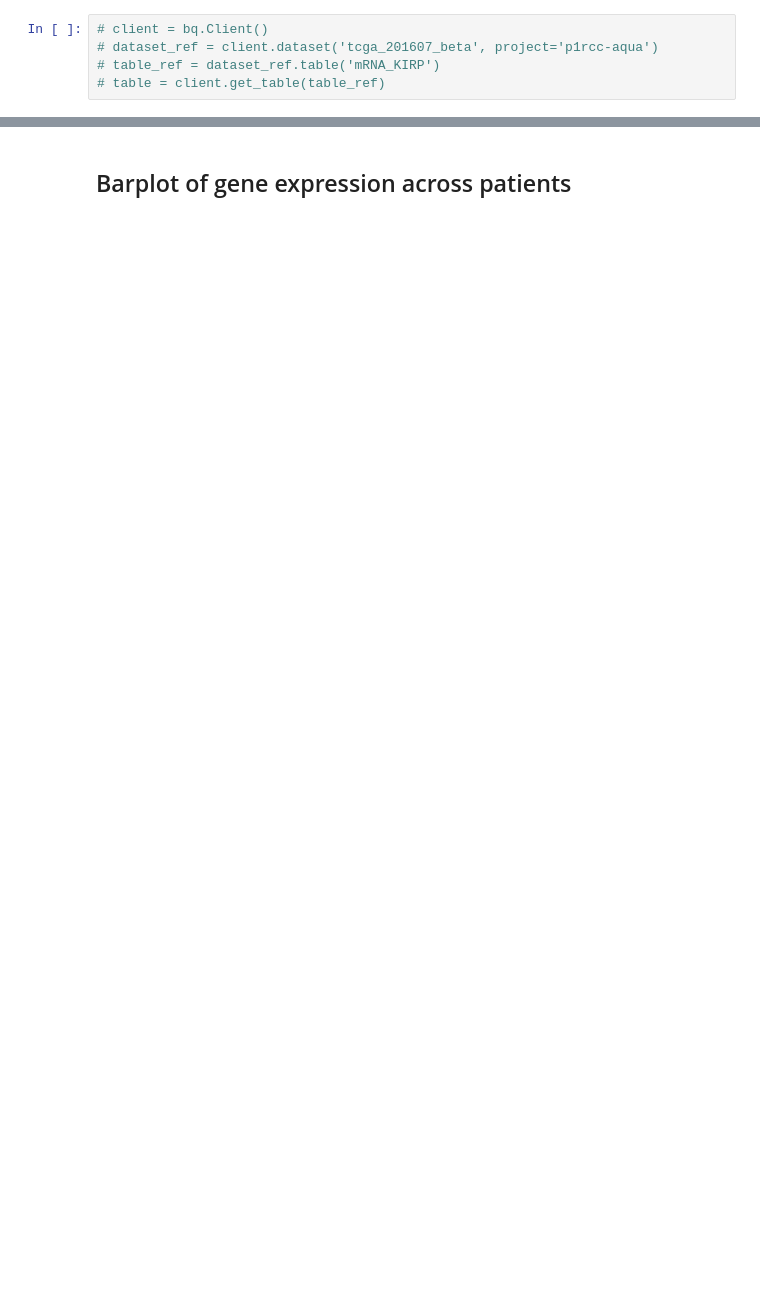
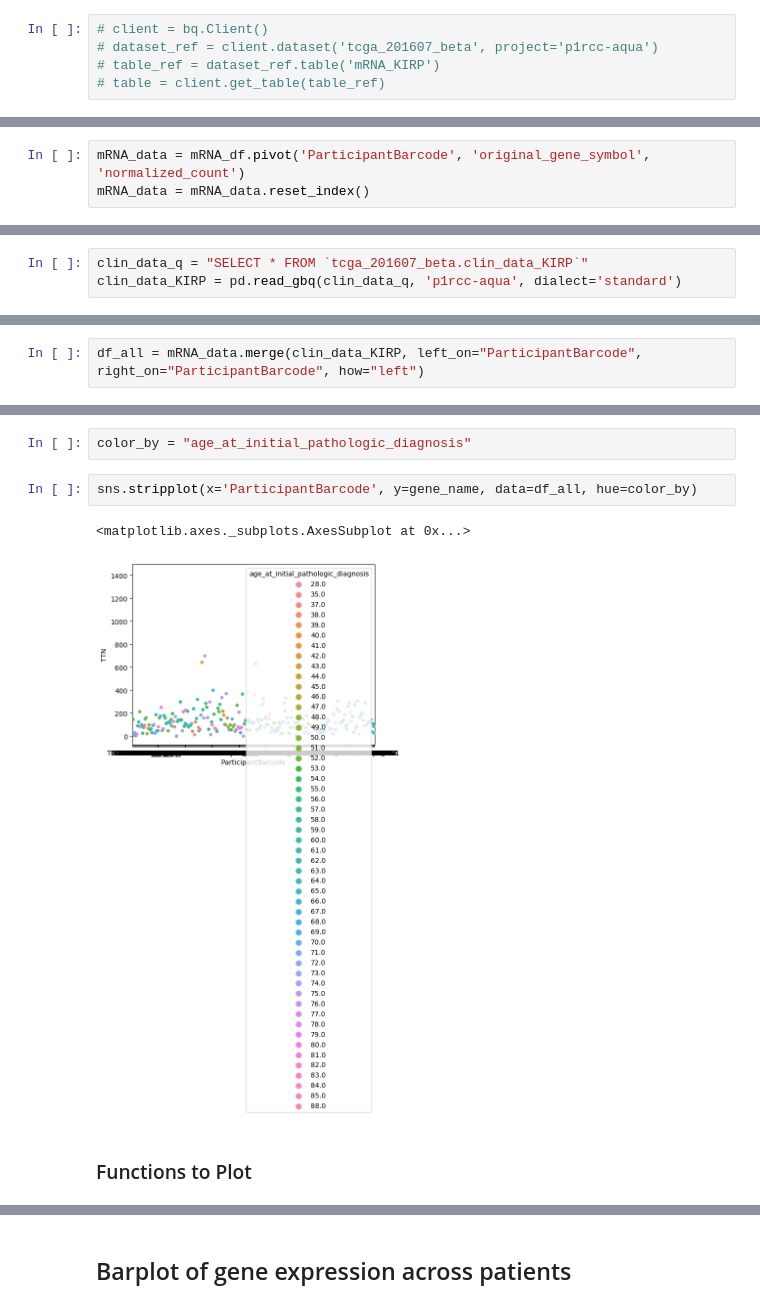
Before and after one commit to SVAI/geviz, a Jupyter notebook: numfah/plots_gene_expression.ipynb, the cells around one changed output, grey strips where cells are left out. Cells and saved outputs as stored; diff of their text form; blank space fills up the shorter version.

```diff
--- a/numfah/plots_gene_expression.ipynb
+++ b/numfah/plots_gene_expression.ipynb
@@ -10,0 +27,3 @@ import matplotlib.pyplot as plt
+# %%
+mRNA_data = mRNA_df.pivot('ParticipantBarcode', 'original_gene_symbol', 'normalized_count')
+mRNA_data = mRNA_data.reset_index()
@@ -10,0 +42,3 @@ import matplotlib.pyplot as plt
+# %%
+clin_data_q = "SELECT * FROM `tcga_201607_beta.clin_data_KIRP`"
+clin_data_KIRP = pd.read_gbq(clin_data_q, 'p1rcc-aqua', dialect='standard')
@@ -10,0 +51,2 @@ import matplotlib.pyplot as plt
+# %%
+df_all = mRNA_data.merge(clin_data_KIRP, left_on="ParticipantBarcode", right_on="ParticipantBarcode", how="left")
@@ -10,0 +63,9 @@ import matplotlib.pyplot as plt
+# %%
+color_by = "age_at_initial_pathologic_diagnosis"
+# %%
+sns.stripplot(x='ParticipantBarcode', y=gene_name, data=df_all, hue=color_by)
+# %% [output]
+<matplotlib.axes._subplots.AxesSubplot at 0x...>
+[figure, added]
+# %% [markdown]
+### Functions to Plot
```
Also changed, not shown: parts of 24 cells of this notebook.
